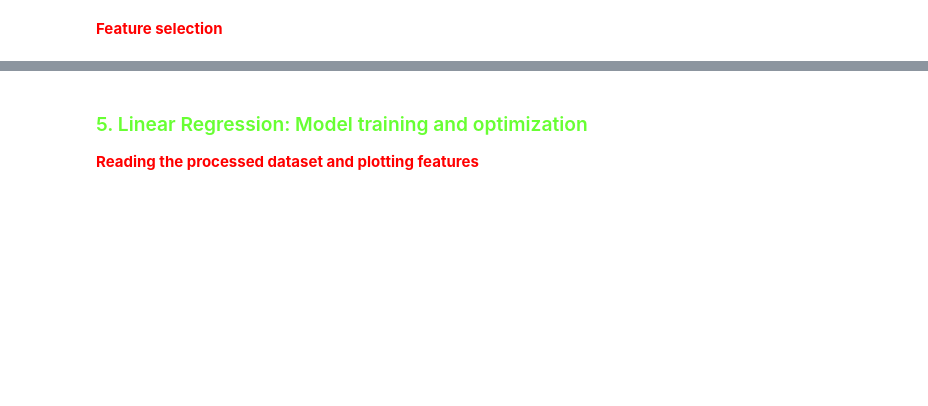
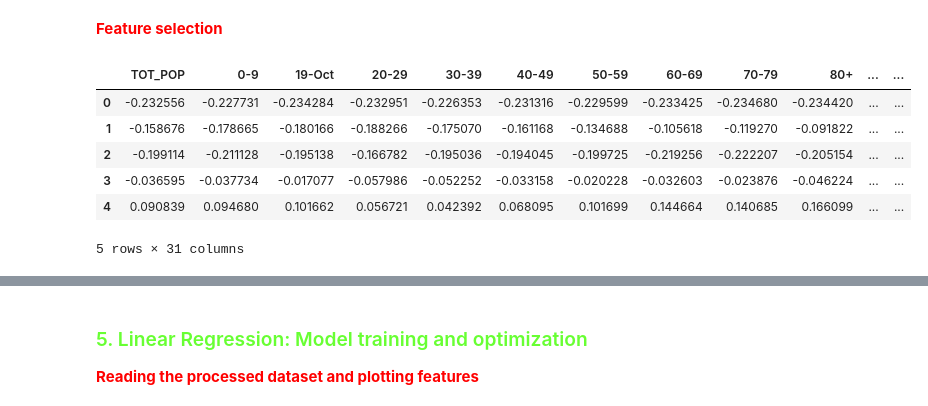
Before and after one commit to dorianDraper/Regularized-Linear-model, a Jupyter notebook: src/explore.ipynb, the cells around one changed output, grey strips where cells are left out. Drawn from its saved outputs; the diff is of its cells as text; code cells hidden in the pictures; blank space fills up the shorter version.

Commit message:
model trained and optimized

```diff
--- a/src/explore.ipynb
+++ b/src/explore.ipynb
@@ -14,0 +16,5 @@
+# %%
+import pandas as pd
+
+total_data = pd.read_csv('https://raw.githubusercontent.com/4GeeksAcademy/regularized-linear-regression-project-tutorial/main/demographic_health_data.csv')
+total_data.head()
@@ -27,0 +36,4 @@
+# %%
+total_data = total_data.drop_duplicates().reset_index(drop=True)
+# by specifying drop=True, the method discards the old index entirely and replaces it with the default integer index
+total_data.head()
@@ -27,0 +52,13 @@
+# %%
+from sklearn.preprocessing import StandardScaler
+
+data_types = total_data.dtypes
+# data_types is a series with the column names as the index and the data types as the values
+numeric_columns = [column for column in list(data_types[data_types != 'object'].index) if column != 'Heart disease_number']
+# list comprehension to create a list of the column names that are not of type 'object' (so only numeric data) and are not the target variable 'Heart disease_number'
+scaler = StandardScaler() # create a StandardScaler object
+norm_features = scaler.fit_transform(total_data[numeric_columns]) # fit the scaler to the data and transform the data
+
+total_data_scal = pd.DataFrame(norm_features, index = total_data.index, columns=numeric_columns) # create a dataframe from the scaled data
+total_data_scal['Heart disease_number'] = total_data['Heart disease_number'] # add the target variable to the dataframe
+total_data_scal.head()
@@ -28,2 +73,29 @@
 # %% [markdown]
 <strong><span style="color: red">Feature selection</span></strong>
+# %%
+from sklearn.model_selection import train_test_split
+from sklearn.feature_selection import SelectKBest, f_regression
+
+X = total_data_scal.drop('Heart disease_number', axis=1) # create the feature matrix X by dropping the target variable. Can also be written as total_data_scal.drop(columns='Heart disease_number')
+y = total_data_scal['Heart disease_number'] # create the target variable y
+
+X_train, X_test, y_train, y_test = train_test_split(X, y, test_size=0.2, random_state=42) # split the data into training and testing sets
+train_indices = list(X_train.index) # get the indices of the training set
+test_indices = list(X_test.index) # get the indices of the testing set
+
+k = int(len(X_train.columns) * 0.3) # select the top 30% of features
+selection_model = SelectKBest(score_func=f_regression, k=k) # create a SelectKBest object
+selection_model.fit(X_train, y_train) # fit the model to the training data
+ix = selection_model.get_support() # get the indices of the selected features
+
+X_train_sel = pd.DataFrame(selection_model.transform(X_train), columns=X_train.columns.values[ix]) # create a dataframe from the selected features
+X_test_sel = pd.DataFrame(selection_model.transform(X_test), columns=X_test.columns.values[ix]) # create a dataframe from the selected features
+X_train_sel.head()
+# %% [output]
+|  | TOT_POP | 0-9 | 19-Oct | 20-29 | 30-39 | 40-49 | 50-59 | 60-69 | 70-79 | 80+ | ... | ... |
+| 0 | -0.232556 | -0.227731 | -0.234284 | -0.232951 | -0.226353 | -0.231316 | -0.229599 | -0.233425 | -0.234680 | -0.234420 | ... | ... |
+| 1 | -0.158676 | -0.178665 | -0.180166 | -0.188266 | -0.175070 | -0.161168 | -0.134688 | -0.105618 | -0.119270 | -0.091822 | ... | ... |
+| 2 | -0.199114 | -0.211128 | -0.195138 | -0.166782 | -0.195036 | -0.194045 | -0.199725 | -0.219256 | -0.222207 | -0.205154 | ... | ... |
+| 3 | -0.036595 | -0.037734 | -0.017077 | -0.057986 | -0.052252 | -0.033158 | -0.020228 | -0.032603 | -0.023876 | -0.046224 | ... | ... |
+| 4 | 0.090839 | 0.094680 | 0.101662 | 0.056721 | 0.042392 | 0.068095 | 0.101699 | 0.144664 | 0.140685 | 0.166099 | ... | ... |
+5 rows × 31 columns
```
Also changed, not shown: parts of 29 cells of this notebook, 5 other files.
